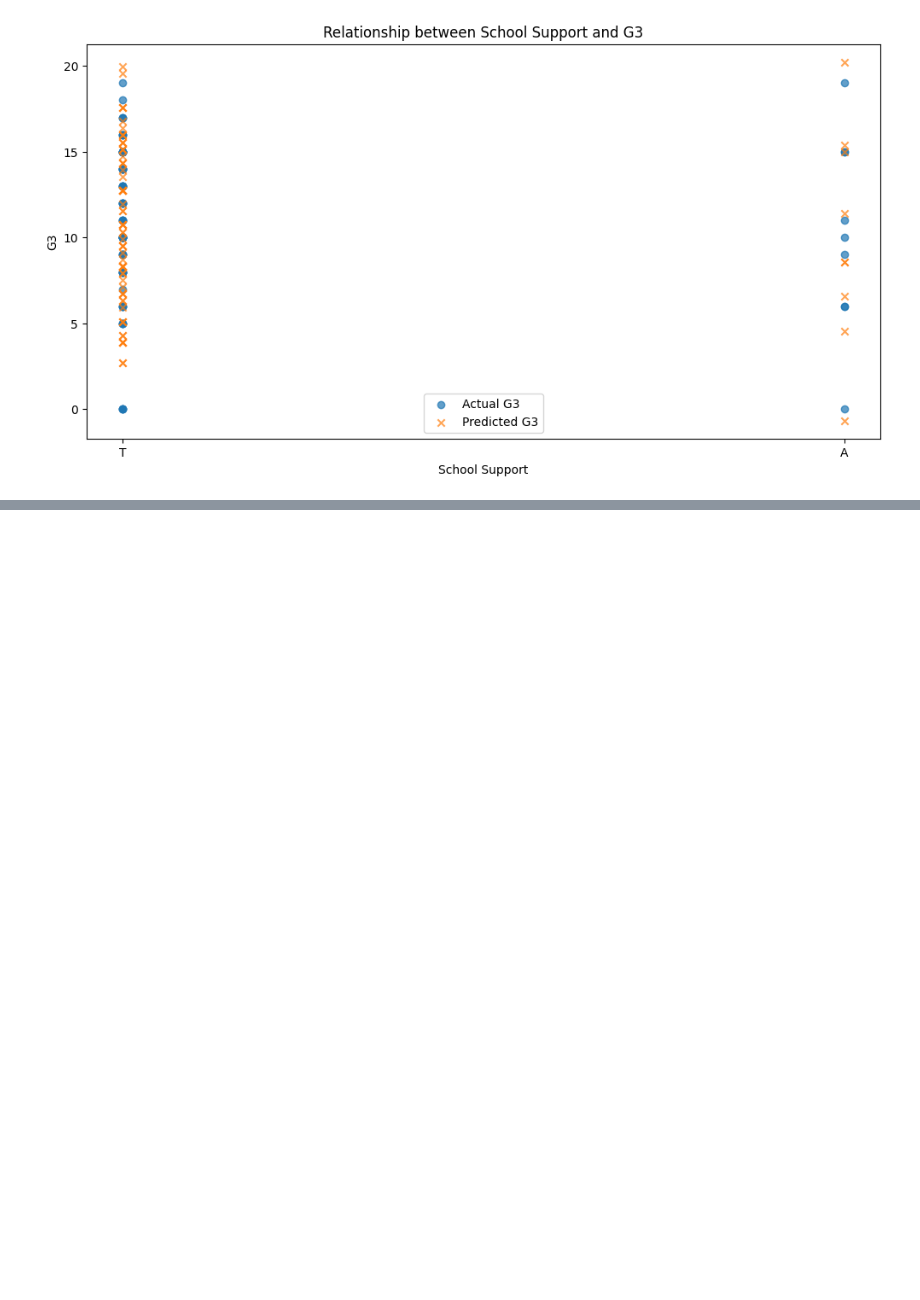
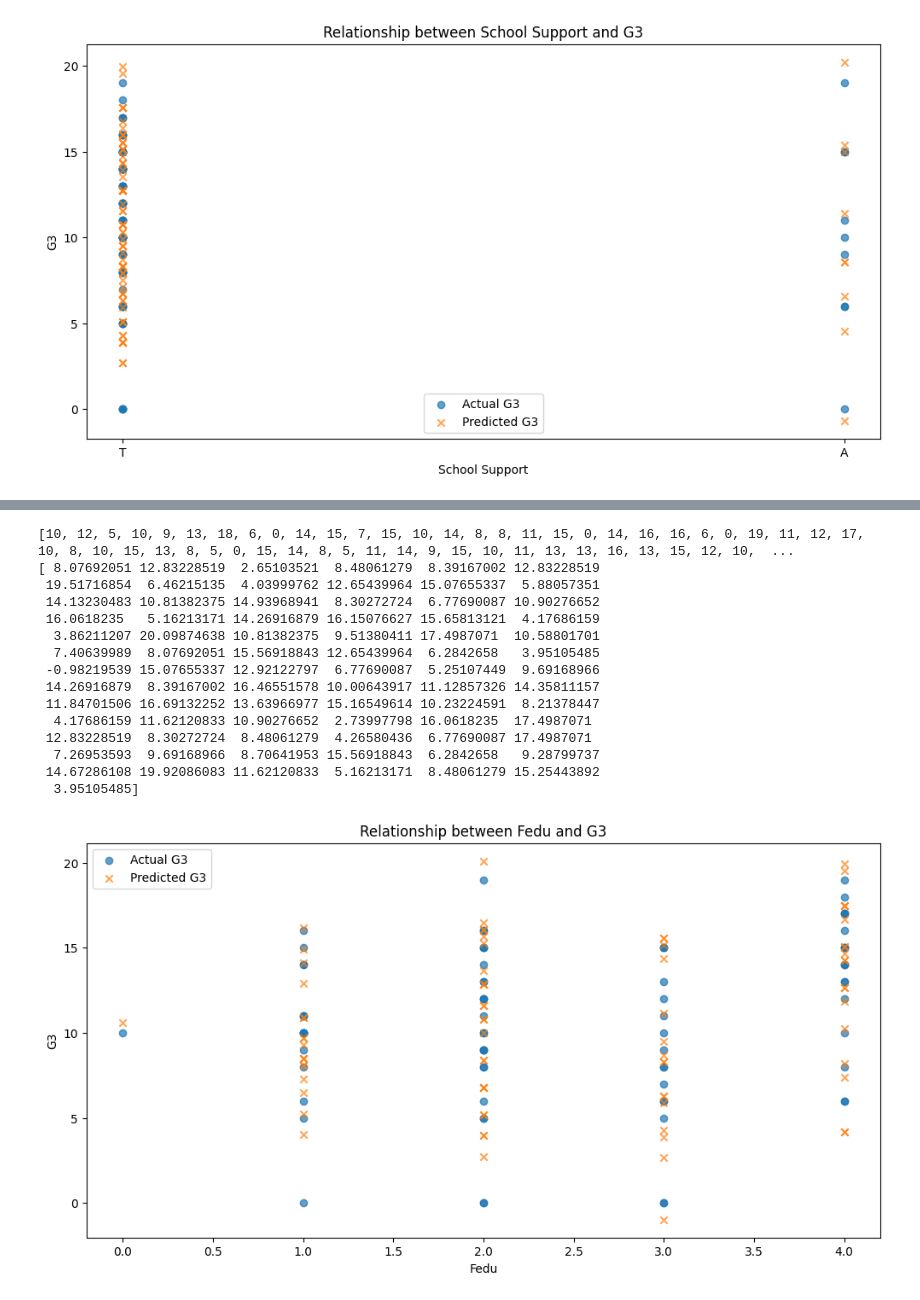
Before and after one commit to BMSaumya/Inspiher, a Jupyter notebook: pstatus_of_tasktest.ipynb, the cells around one changed output, grey strips where cells are left out. Drawn from its saved outputs; the diff is of its cells as text; code cells hidden in the pictures; blank space fills up the shorter version.

```diff
--- a/pstatus_of_tasktest.ipynb
+++ b/pstatus_of_tasktest.ipynb
@@ -376,0 +501,62 @@ plt.show()
+# %%
+import pandas as pd
+from sklearn.model_selection import train_test_split
+from sklearn.linear_model import LinearRegression
+from sklearn.metrics import mean_squared_error
+import matplotlib.pyplot as plt
+
+# Load the dataset
+df = pd.read_csv('student-mat.csv')  # Replace 'your_dataset.csv' with the actual file path
+
+# Select relevant columns for analysis
+data = df[['Fedu', 'G1', 'G2', 'G3']]
+
+# Calculate the mean of G1, G2, and G3 for each row using .loc
+data = data.assign(mean_G=data[['G1', 'G2', 'G3']].mean(axis=1))
+
+# Split the data into features (X) and target variable (y)
+X = data[['mean_G', 'Fedu']]
+y = data['G3']
+
+# Split the data into training and testing sets
+X_train, X_test, y_train, y_test = train_test_split(X, y, test_size=0.2, random_state=42)
+
+# Train a linear regression model
+model = LinearRegression()
+model.fit(X_train, y_train)
+
+# Make predictions on the test set
+y_pred = model.predict(X_test)
+
+print(y_test.values.tolist())
+print(y_pred)
+
+# Create a DataFrame with the original 'traveltime' column and predicted/actual 'G3' values
+plot_data = pd.DataFrame({'Fedu': df.loc[X_test.index, 'Fedu'], 'Actual G3': y_test.values, 'Predicted G3': y_pred})
+
+# Plot the relationship between 'traveltime' and G3
+plt.figure(figsize=(12, 6))
+plt.scatter(plot_data['Fedu'], plot_data['Actual G3'], label='Actual G3', alpha=0.7)
+plt.scatter(plot_data['Fedu'], plot_data['Predicted G3'], label='Predicted G3', marker='x', alpha=0.7)
+plt.xlabel('Fedu')
+plt.ylabel('G3')
+plt.title('Relationship between Fedu and G3')
+plt.legend()
+plt.show()
+# %% [output]
+[10, 12, 5, 10, 9, 13, 18, 6, 0, 14, 15, 7, 15, 10, 14, 8, 8, 11, 15, 0, 14, 16, 16, 6, 0, 19, 11, 12, 17, 10, 8, 10, 15, 13, 8, 5, 0, 15, 14, 8, 5, 11, 14, 9, 15, 10, 11, 13, 13, 16, 13, 15, 12, 10,  ...
+[ 8.07692051 12.83228519  2.65103521  8.48061279  8.39167002 12.83228519
+ 19.51716854  6.46215135  4.03999762 12.65439964 15.07655337  5.88057351
+ 14.13230483 10.81382375 14.93968941  8.30272724  6.77690087 10.90276652
+ 16.0618235   5.16213171 14.26916879 16.15076627 15.65813121  4.17686159
+  3.86211207 20.09874638 10.81382375  9.51380411 17.4987071  10.58801701
+  7.40639989  8.07692051 15.56918843 12.65439964  6.2842658   3.95105485
+ -0.98219539 15.07655337 12.92122797  6.77690087  5.25107449  9.69168966
+ 14.26916879  8.39167002 16.46551578 10.00643917 11.12857326 14.35811157
+ 11.84701506 16.69132252 13.63966977 15.16549614 10.23224591  8.21378447
+  4.17686159 11.62120833 10.90276652  2.73997798 16.0618235  17.4987071
+ 12.83228519  8.30272724  8.48061279  4.26580436  6.77690087 17.4987071
+  7.26953593  9.69168966  8.70641953 15.56918843  6.2842658   9.28799737
+ 14.67286108 19.92086083 11.62120833  5.16213171  8.48061279 15.25443892
+  3.95105485]
+[figure, added]
```
Also changed, not shown: parts of 2 cells of this notebook.
